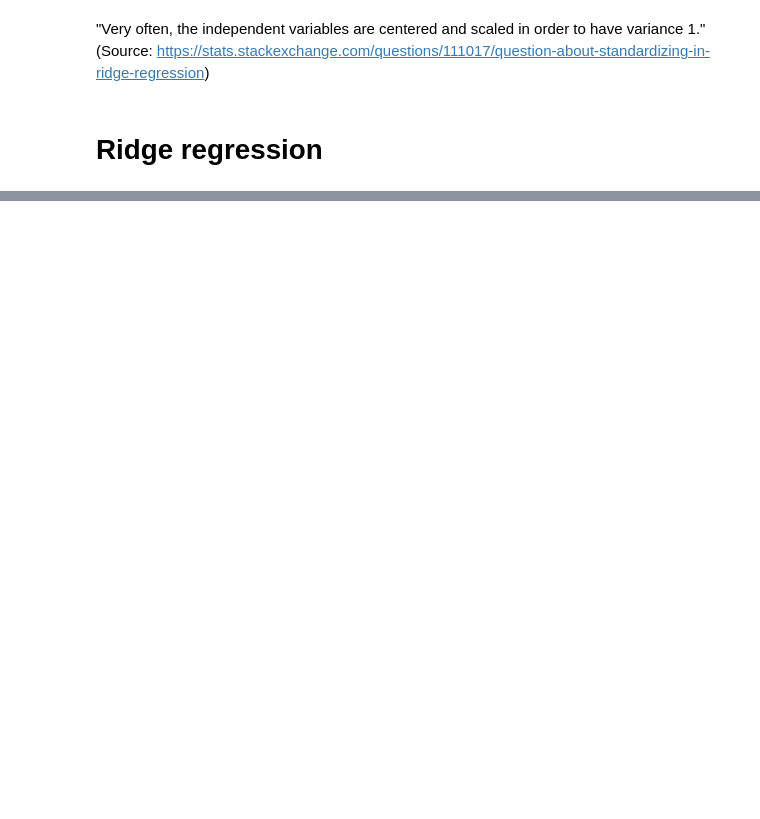
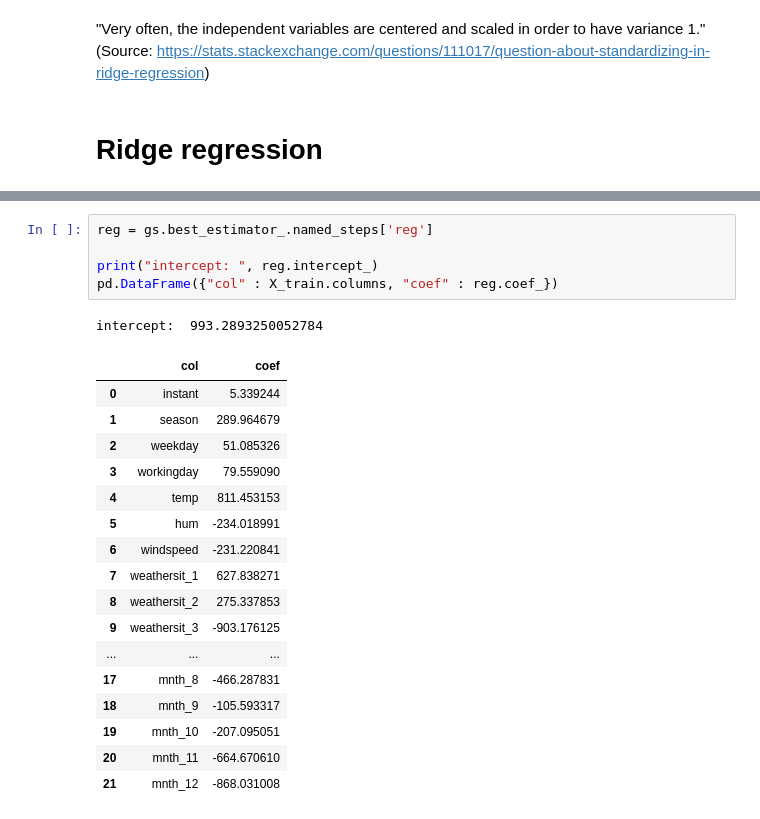
Before and after one commit to tripl3a/urban-tech, a Jupyter notebook: bike-sharing_new.ipynb, the cells around one changed output, grey strips where cells are left out. Saved outputs shown, nothing was run; the diff lists cells and outputs as text; blank space fills up the shorter version.

```diff
--- a/bike-sharing_new.ipynb
+++ b/bike-sharing_new.ipynb
@@ -256,0 +305,24 @@ r2_score(y_train, reg.predict(X_train))
+# %%
+reg = gs.best_estimator_.named_steps['reg']
+
+print("intercept: ", reg.intercept_)
+pd.DataFrame({"col" : X_train.columns, "coef" : reg.coef_})
+# %% [output]
+intercept:  993.2893250052784
+|  | col | coef |
+| 0 | instant | 5.339244 |
+| 1 | season | 289.964679 |
+| 2 | weekday | 51.085326 |
+| 3 | workingday | 79.559090 |
+| 4 | temp | 811.453153 |
+| 5 | hum | -234.018991 |
+| 6 | windspeed | -231.220841 |
+| 7 | weathersit_1 | 627.838271 |
+| 8 | weathersit_2 | 275.337853 |
+| 9 | weathersit_3 | -903.176125 |
+| ... | ... | ... |
+| 17 | mnth_8 | -466.287831 |
+| 18 | mnth_9 | -105.593317 |
+| 19 | mnth_10 | -207.095051 |
+| 20 | mnth_11 | -664.670610 |
+| 21 | mnth_12 | -868.031008 |
```
Also changed, not shown: parts of 41 cells of this notebook.
